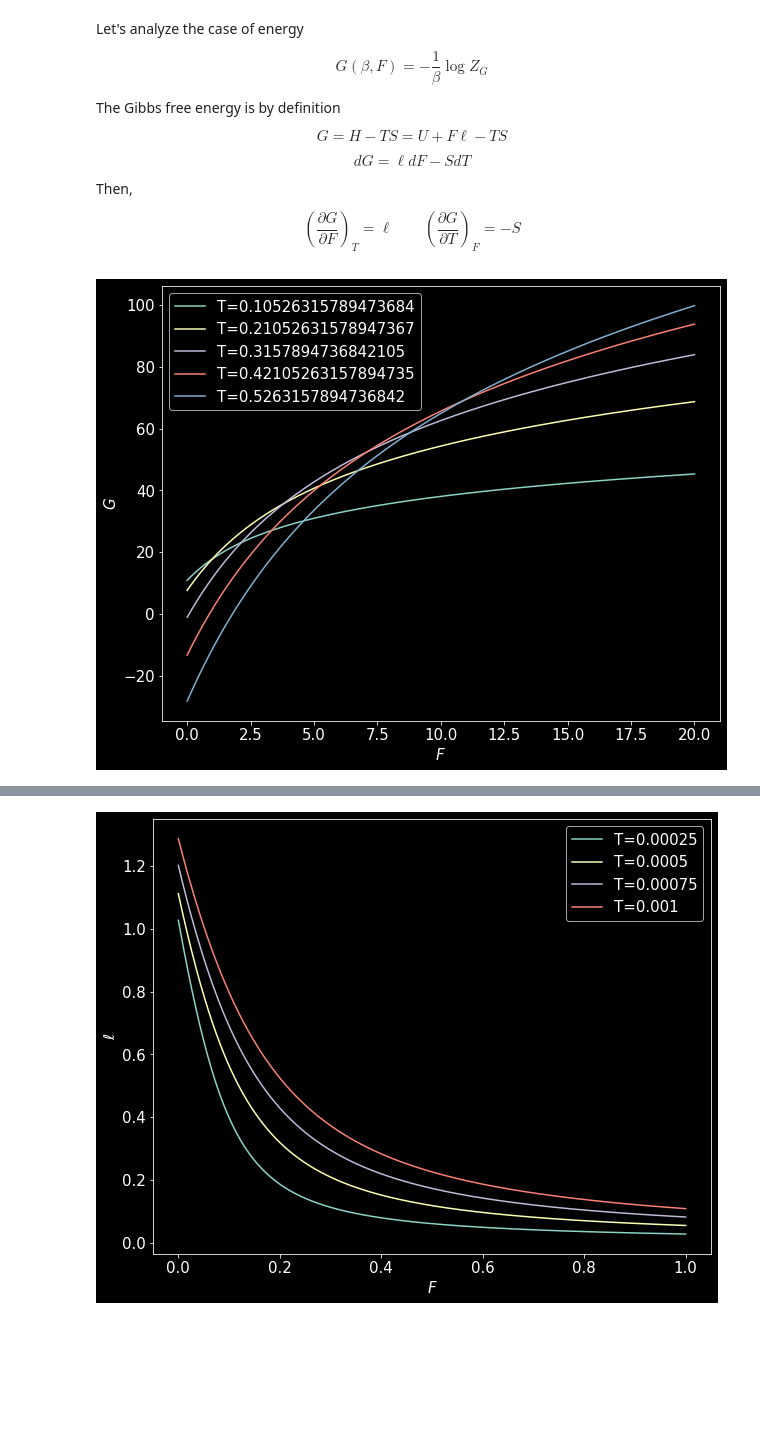
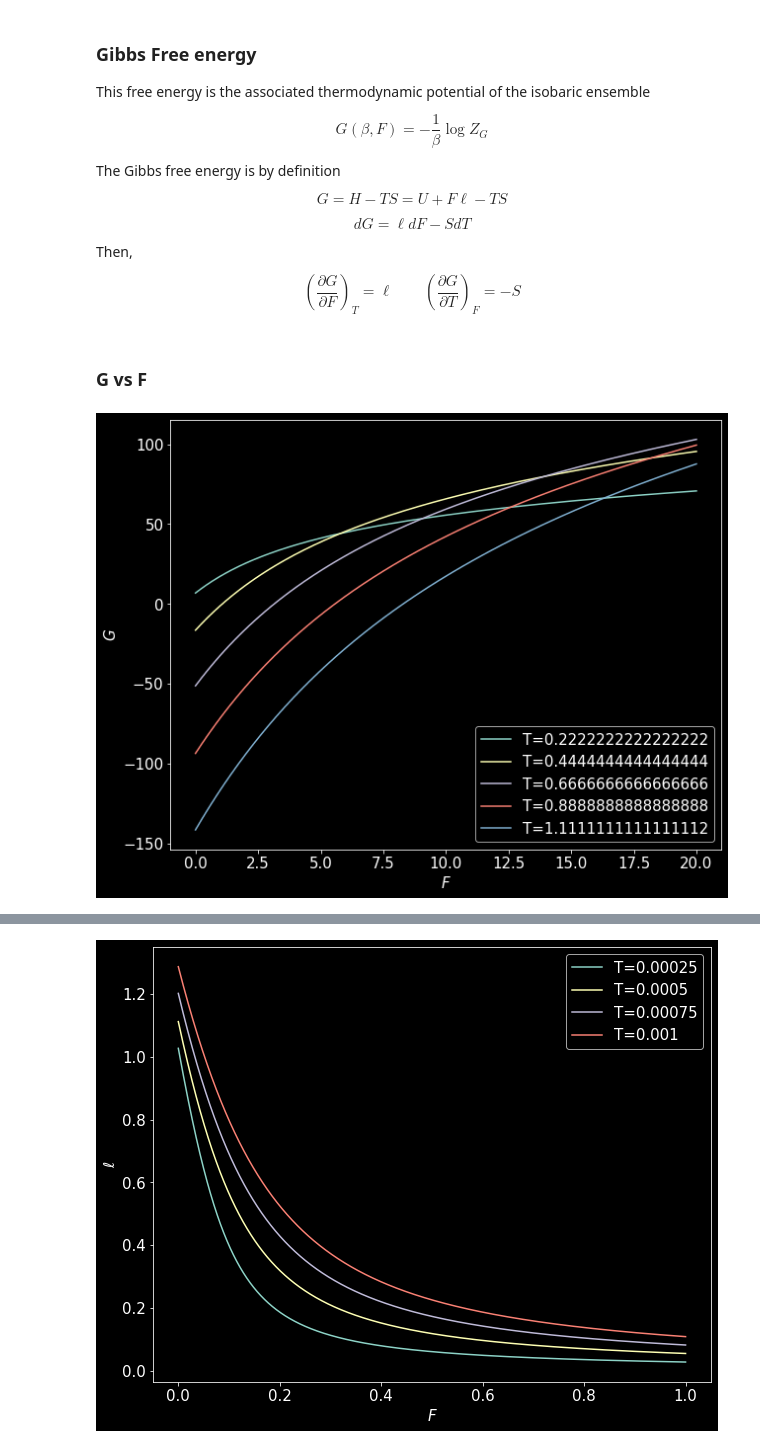
Before and after one commit to alejandrogm668/Harmonic-Chains, a Jupyter notebook: Classical_pure_harmonic_chain.ipynb, the cells around one changed output, grey strips where cells are left out. Saved outputs shown, nothing was run; the diff lists cells and outputs as text; code cells hidden in the pictures; blank space fills up the shorter version.

```diff
--- a/Classical_pure_harmonic_chain.ipynb
+++ b/Classical_pure_harmonic_chain.ipynb
@@ -69,7 +70,9 @@ k = 10
 a = 0.01
 N = 100
 # %% [markdown]
-Let's analyze the case of energy
+### Gibbs Free energy
+
+This free energy is the associated thermodynamic potential of the isobaric ensemble
 
 $$G(\beta,F) = -  \frac{1}{\beta} \log Z_G $$
 
@@ -82,34 +85,36 @@ $$dG = \ell dF - SdT$$
 Then,
 
 $$\left( \frac{\partial G}{\partial F} \right)_T = \ell \qquad \left( \frac{\partial G}{\partial T} \right)_F = - S$$
+# %% [markdown]
+### G vs F
 # %%
 # Temperature
-T = np.linspace(0,2,20)[1:6]
+T = np.linspace(0,2,10)[1:6]
 # Inverse temperature
 β = 1/T
 β_size = len(β)
 
 # Log of partition function
 LnZ = np.zeros(1000)
 # Force
 F = np.linspace(0,20,1000)
 # Gibbs Free energy
 G = np.zeros(1000)
 
 
 fig = plt.figure()
 
 for i in range(β_size): # Iterate over temperatures
     λ = h/np.sqrt(2*np.pi*m/β[i]) # Thermal wavelength
     for j in range(1000): # Iterate over forces
         f = lambda x: np.exp(-β[i]*F[j]*x-β[i]*(k/2)*(x-a)**2) # argument of the Laplace's transform
         LnZ[j] = N * np.log(quad(f,0,np.inf)[0] / λ) # Log of the partition function -> N*log(L(f)/λ)
     G = -(1/β[i])*LnZ # Gibbs free energy
     plt.plot(F,G)
 
 plt.xlabel('$F$')
 plt.ylabel('$G$')
 plt.legend(["T="+str(T[i]) for i in range(len(T))])
 plt.savefig('test2.png', bbox_inches='tight',transparent=True)
 # %% [output]
-[figure, old version]
+[figure, new version]
```
Also changed, not shown: parts of 11 cells of this notebook.
